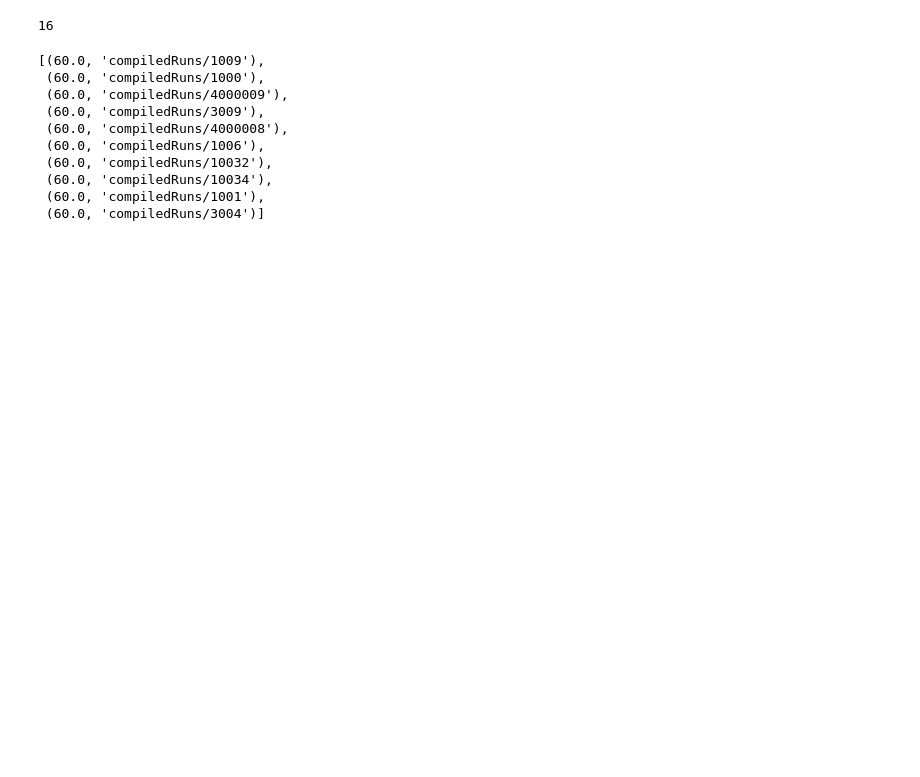
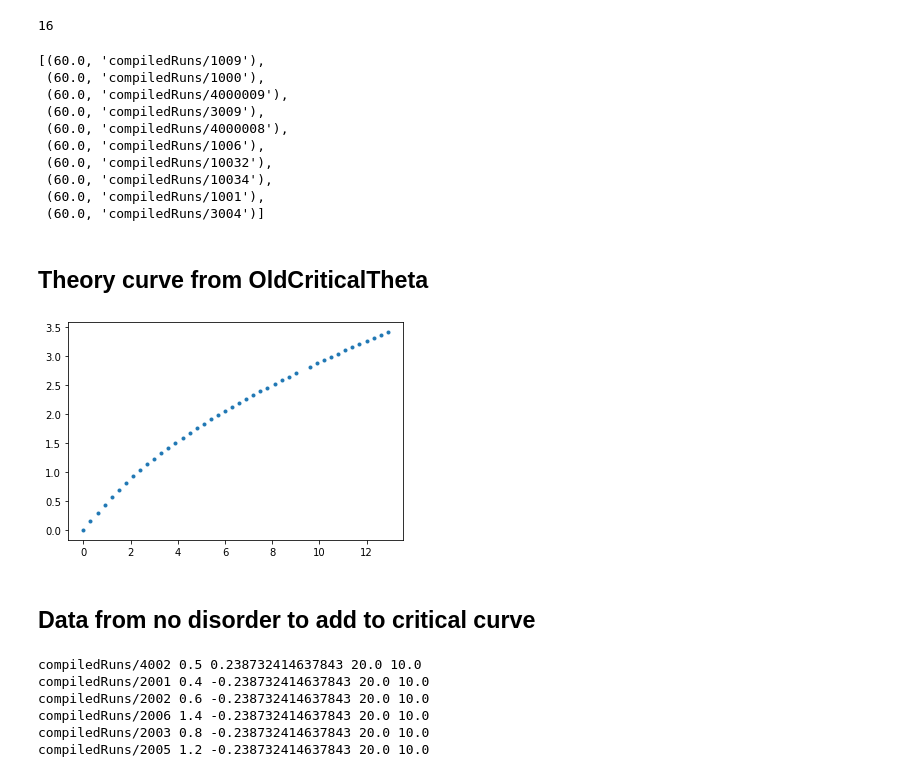
Before and after one commit to LevoSpacewars/Polymer-Tilt, a Jupyter notebook: run parsing utility.ipynb, the cells around one changed output. Saved outputs shown, nothing was run; the diff lists cells and outputs as text; code cells hidden in the pictures; blank space fills up the shorter version.

```diff
--- a/run parsing utility.ipynb
+++ b/run parsing utility.ipynb
@@ -89,6 +105,52 @@ ktruns[10:20]
  (60.0, 'compiledRuns/10034'),
  (60.0, 'compiledRuns/1001'),
  (60.0, 'compiledRuns/3004')]
+# %% [markdown]
+## Theory curve from OldCriticalTheta
+# %%
+s = "{{0., 0.}, {0.3, 0.149379}, {0.6, 0.295278}, {0.9, 0.435244}, {1.2, 0.568148}, {1.5, 0.693871}, {1.8, 0.812837}, {2.1, 0.925679}, {2.4, 1.03306}, {2.7, 1.13559}, {3., 1.23382}, {3.3, 1.32821}, {3.6, 1.41916}, {3.9, 1.50701}, {4.2, 1.59204}, {4.5, 1.67452}, {4.8, 1.75466}, {5.1, 1.83264}, {5.4, 1.90864}, {5.7, 1.98279}, {6., 2.05523}, {6.3, 2.12607}, {6.6, 2.19541}, {6.9, 2.26335}, {7.2, 2.32996}, {7.5, 2.39533}, {7.8, 2.45952}, {8.1, 2.52259}, {8.4, 2.58461}, {8.7, 2.64562}, {9., 2.70566}, {9.6,2.82306}, {9.9, 2.88049}, {10.2, 2.93711}, {10.5, 2.99297}, {10.8, 3.04809}, {11.1, 3.10251}, {11.4, 3.15624}, {11.7, 3.20932}, {12., 3.26177}, {12.3, 3.31361}, {12.6, 3.36486}, {12.9, 3.41554}}"
+s = s.replace("{","")
+s = s.replace("}","")
+s = s.split(",")
+rowx = []
+rowy = []
+for i in range(0,len(s),2):
+    rowx.append(float(s[i]))
+    rowy.append(float(s[i+1]))
+plt.plot(rowx,rowy,'.')
+tcritthx,tcritthy = np.array(rowx)*np.pi**2, np.array(rowy)*np.pi
+# %% [output]
+[figure, added]
+# %% [markdown]
+## Data from no disorder to add to critical curve
+# %%
+tenchainruns = utility.getmatchingparameterruns({"numberchains":10,"disorder":0}) # note this could actually have disorder
+
+potential_r = []
+
+ktruns = []
+
+bondlength=0.2
+
+for tcr in tenchainruns:
+    runlength = utility.getparameter(tcr,'runlength')
+    if runlength == 10000000 and len(tcr)>16 and "Runs/10" not in tcr:
+        A,f,kt,boxx = utility.getparameters(tcr,['periodicamplitude','pullforce','kbt','boxdimx'])
+        potential_r.append(boxx)
+        # if kt != 100 and boxx ==10.:
+        if kt != 1. and kt !=100.:# and boxx ==10.:
+            print(tcr,kt,v0,f, boxx)
+
+            # Alexander's adjustment to V because of HOOMD
+            v0 = A * 1/(boxx*2*math.pi)/bondlength
+            ktruns.append((-v0,f,kt,boxx/10.,tcr))
+# %% [output]
+compiledRuns/4002 0.5 0.238732414637843 20.0 10.0
+compiledRuns/2001 0.4 -0.238732414637843 20.0 10.0
+compiledRuns/2002 0.6 -0.238732414637843 20.0 10.0
+compiledRuns/2006 1.4 -0.238732414637843 20.0 10.0
+compiledRuns/2003 0.8 -0.238732414637843 20.0 10.0
+compiledRuns/2005 1.2 -0.238732414637843 20.0 10.0
 # %%
 from ResultsOutputScript import RunDataHandler as rdh
 
```
Also changed, not shown: parts of 25 cells of this notebook, 1 other file.
